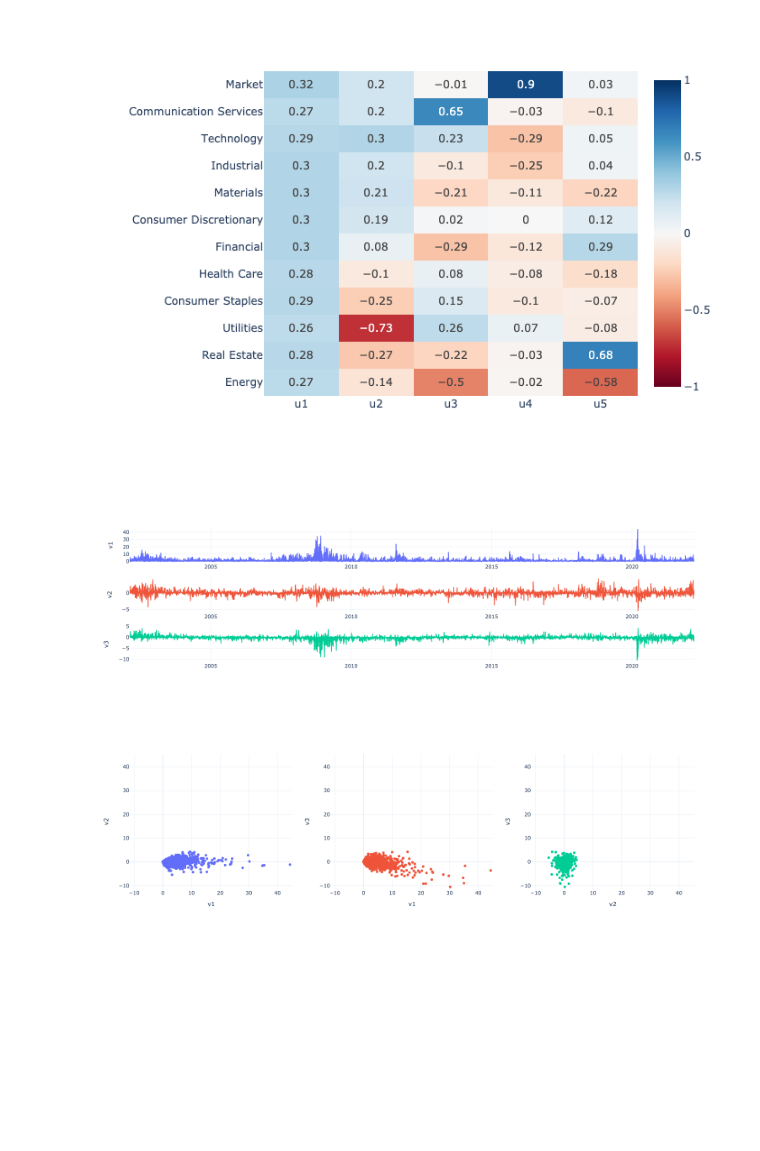
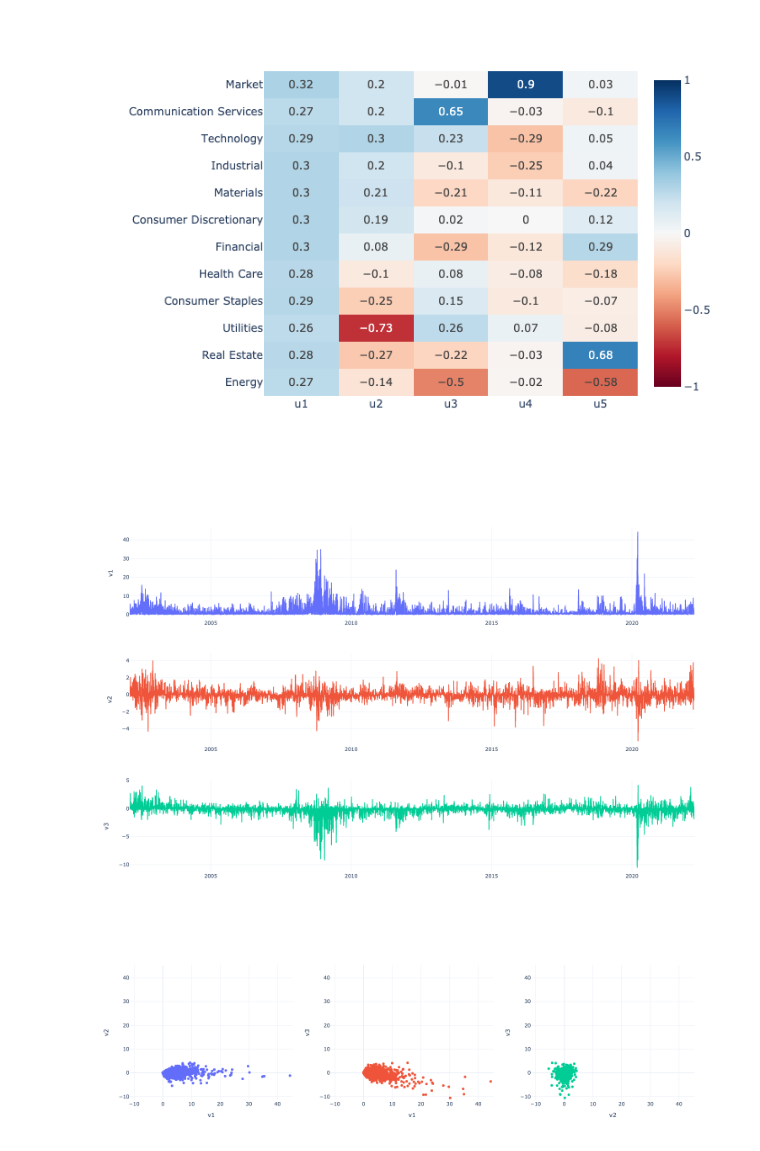
Before and after one commit to MegaCookies88/MSc.-Thesis-EVT-SP500, a Jupyter notebook: Jupyter_Notebooks/EPCA.ipynb, the cells around one changed output. Drawn from its saved outputs; the diff is of its cells as text; code cells hidden in the pictures; blank space fills up the shorter version.

```diff
--- a/Jupyter_Notebooks/EPCA.ipynb
+++ b/Jupyter_Notebooks/EPCA.ipynb
@@ -49,0 +70,15 @@ def tail_mx(df):
+# %%
+def plot_scores(v):
+
+    fig = make_subplots(rows=3, cols=1)
+
+    for i in range(3):
+        fig.add_trace(
+            go.Scatter(x=v.index, y=v.iloc[:,i]),
+            row=i+1, col=1
+        )
+        fig.update_yaxes(title_text='v'+str(i+1), row=i+1, col=1)
+
+    fig.update_layout(showlegend=False, height=1000, width=1500)
+
+    return fig
@@ -227,19 +225,9 @@ fig.show()
 # %% [output]
 [figure]
 # %%
-fig = make_subplots(rows=3, cols=1)
-
-for i in range(3):
-    fig.add_trace(
-        go.Scatter(x=v.index, y=v.iloc[:,i]),
-        row=i+1, col=1
-    )
-    fig.update_yaxes(title_text='v'+str(i+1), row=i+1, col=1)
-
-fig.update_layout(showlegend=False, height=500, width=1500)
-
+fig = plot_scores(v)
 #fig.write_image('../figures/tail_scores.jpeg', scale=2)
 fig.show()
 # %% [output]
-[figure, old version]
+[figure, new version]
 # %%
```
Also changed, not shown: parts of 29 cells of this notebook.
